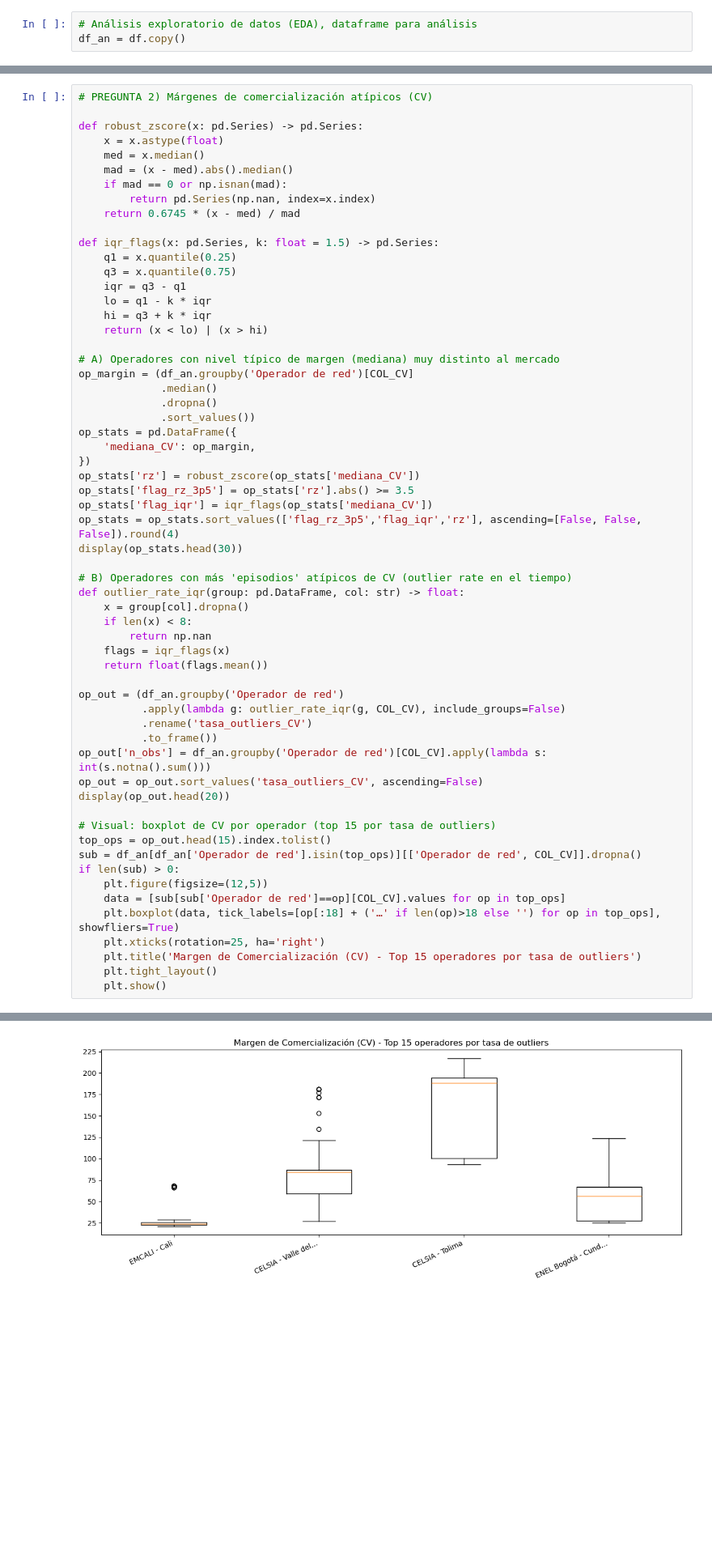
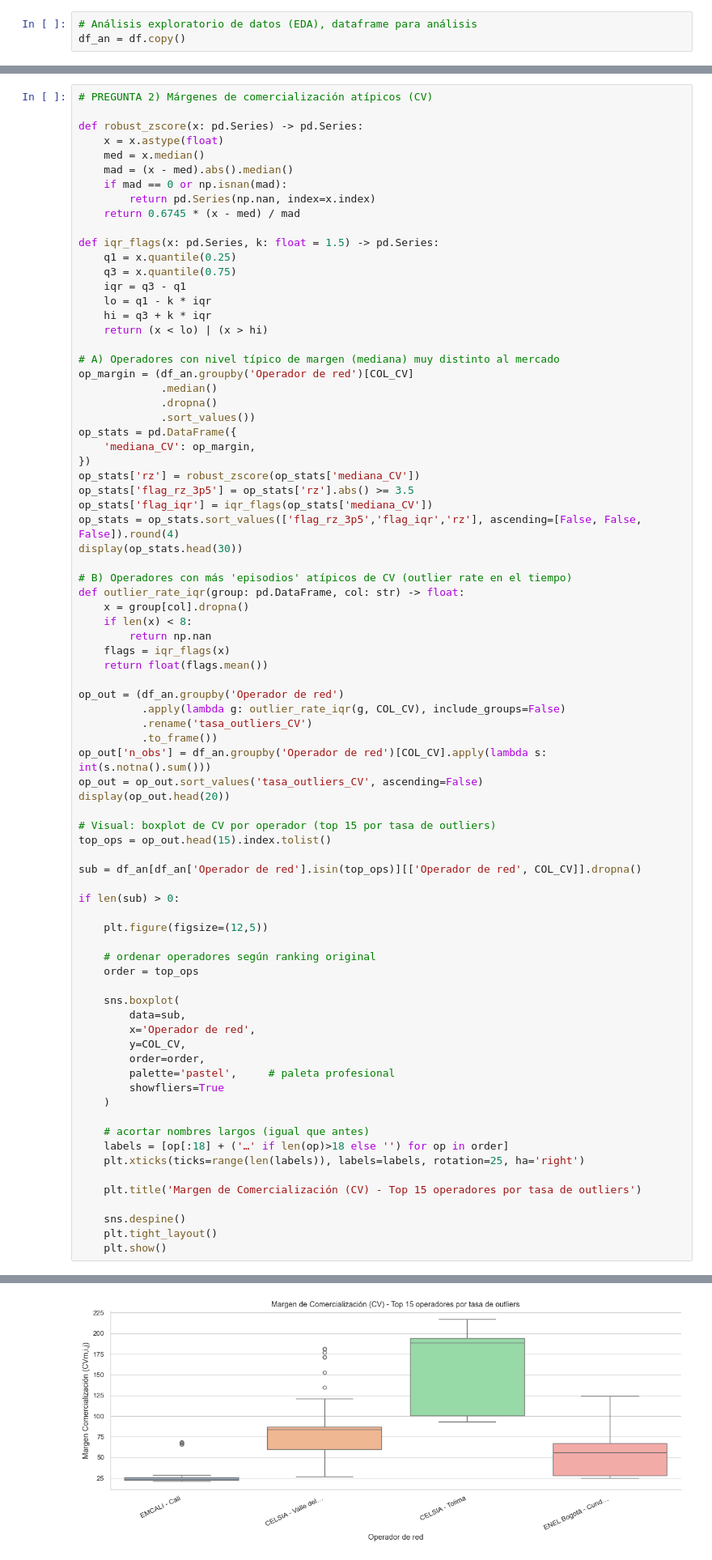
Before and after one commit to estebanvsq/Proyecto_AnalisisDeDatos, a Jupyter notebook: Proyecto/Copia_Limpieza.ipynb, the cells around one changed output, grey strips where cells are left out. Shown at 81% size. Drawn from its saved outputs; the diff is of its cells as text; blank space fills up the shorter version.

```diff
--- a/Proyecto/Copia_Limpieza.ipynb
+++ b/Proyecto/Copia_Limpieza.ipynb
@@ -721,37 +706,56 @@ def outlier_rate_iqr(group: pd.DataFrame, col: str) -> float:
 
 op_out = (df_an.groupby('Operador de red')
           .apply(lambda g: outlier_rate_iqr(g, COL_CV), include_groups=False)
           .rename('tasa_outliers_CV')
           .to_frame())
 op_out['n_obs'] = df_an.groupby('Operador de red')[COL_CV].apply(lambda s: int(s.notna().sum()))
 op_out = op_out.sort_values('tasa_outliers_CV', ascending=False)
 display(op_out.head(20))
 
 # Visual: boxplot de CV por operador (top 15 por tasa de outliers)
 top_ops = op_out.head(15).index.tolist()
+
 sub = df_an[df_an['Operador de red'].isin(top_ops)][['Operador de red', COL_CV]].dropna()
+
 if len(sub) > 0:
+
     plt.figure(figsize=(12,5))
-    data = [sub[sub['Operador de red']==op][COL_CV].values for op in top_ops]
-    plt.boxplot(data, tick_labels=[op[:18] + ('…' if len(op)>18 else '') for op in top_ops], showfliers=True)
-    plt.xticks(rotation=25, ha='right')
+
+    # ordenar operadores según ranking original
+    order = top_ops
+
+    sns.boxplot(
+        data=sub,
+        x='Operador de red',
+        y=COL_CV,
+        order=order,
+        palette='pastel',     # paleta profesional
+        showfliers=True
+    )
+
+    # acortar nombres largos (igual que antes)
+    labels = [op[:18] + ('…' if len(op)>18 else '') for op in order]
+    plt.xticks(ticks=range(len(labels)), labels=labels, rotation=25, ha='right')
+
     plt.title('Margen de Comercialización (CV) - Top 15 operadores por tasa de outliers')
+
+    sns.despine()
     plt.tight_layout()
     plt.show()
 # %% [output]
 |  | mediana_CV | rz | flag_rz_3p5 | flag_iqr |
 | Operador de red |  |  |  |  |
 | CELSIA - Tolima | 188.35 | 2.6463 | False | False |
 | CELSIA - Valle del Cauca | 84.13 | 0.3128 | False | False |
 | ENEL Bogotá - Cundinamarca | 56.19 | -0.3128 | False | False |
 | EMCALI - Cali | 23.88 | -1.0362 | False | False |
 |  | tasa_outliers_CV | n_obs |
 | Operador de red |  |  |
 | EMCALI - Cali | 0.142857 | 105 |
 | CELSIA - Valle del Cauca | 0.095238 | 105 |
 | CELSIA - Tolima | 0.000000 | 100 |
 | ENEL Bogotá - Cundinamarca | 0.000000 | 105 |
-[figure, old version]
+[figure, new version]
 # %%
 # PREGUNTA 3) Riesgo de incrementos tarifarios abruptos (saltos en CU)
 
```
Also changed, not shown: parts of 6 cells of this notebook.
